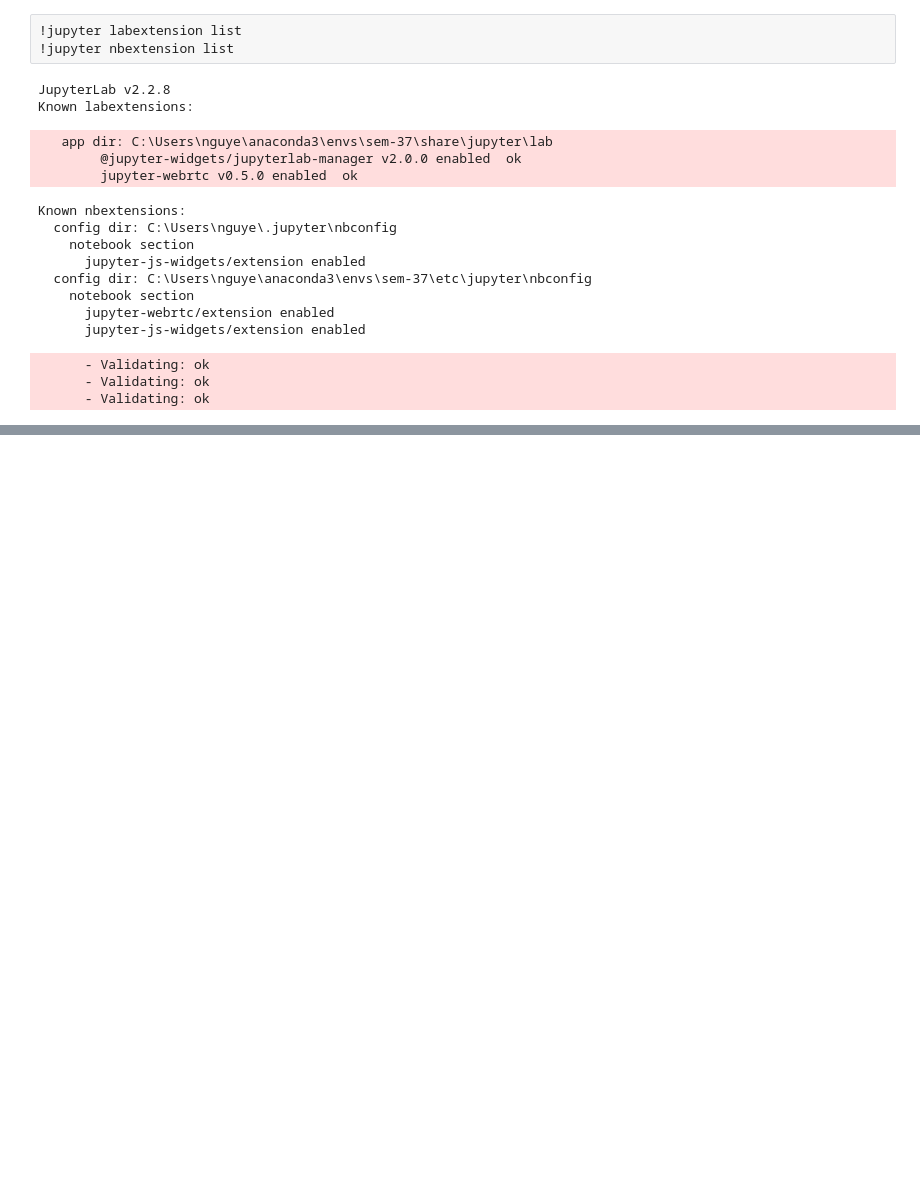
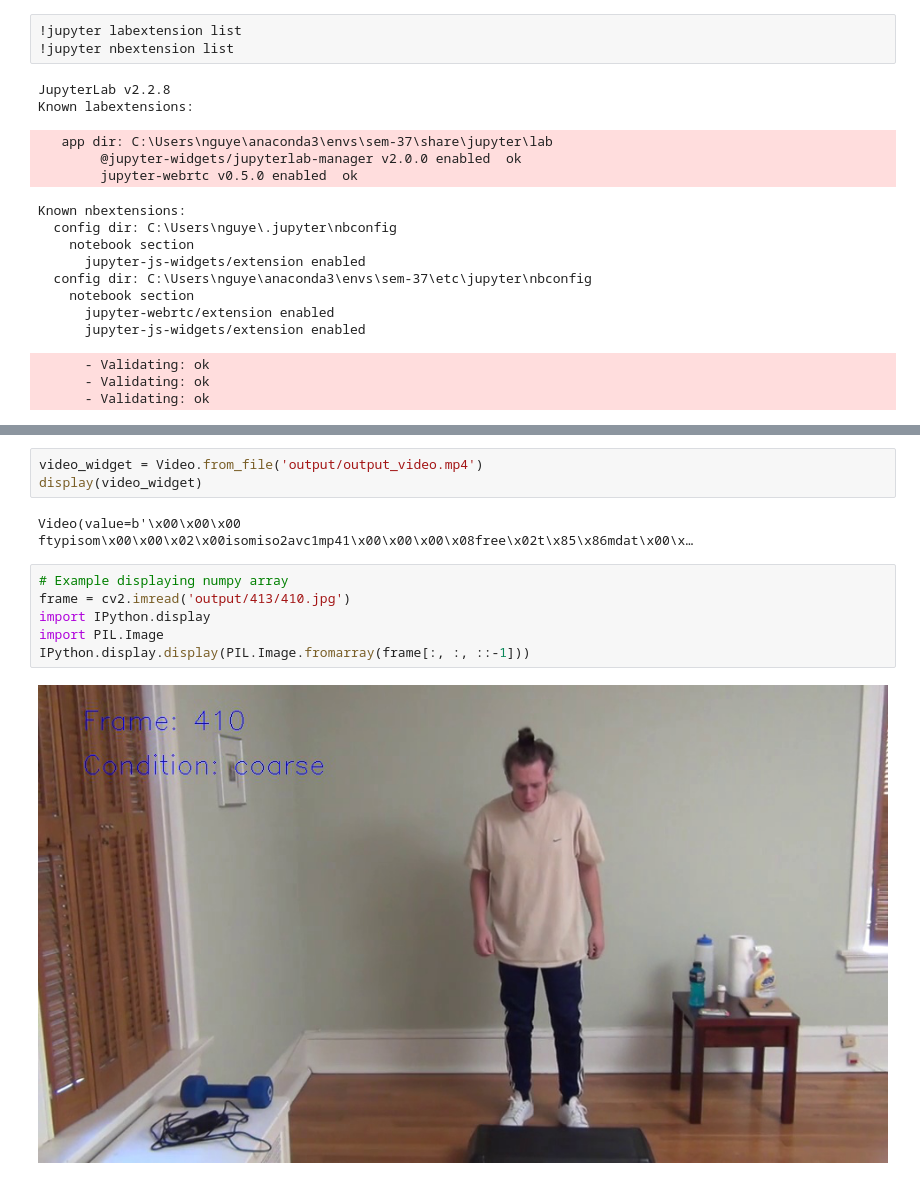
Before and after one commit to mbezdek/extended-event-modeling, a Jupyter notebook: interactive.ipynb, the cells around one changed output, grey strips where cells are left out. Cells and saved outputs as stored; diff of their text form; blank space fills up the shorter version.

```diff
--- a/interactive.ipynb
+++ b/interactive.ipynb
@@ -75,0 +79,13 @@ sl
+# %%
+video_widget = Video.from_file('output/output_video.mp4')
+display(video_widget)
+# %% [output]
+Video(value=b'\x00\x00\x00 ftypisom\x00\x00\x02\x00isomiso2avc1mp41\x00\x00\x00\x08free\x02t\x85\x86mdat\x00\x…
+# %%
+# Example displaying numpy array
+frame = cv2.imread('output/413/410.jpg')
+import IPython.display
+import PIL.Image
+IPython.display.display(PIL.Image.fromarray(frame[:, :, ::-1]))
+# %% [output]
+[figure, added]
```
Also changed, not shown: parts of 11 cells of this notebook, 2 other files.
